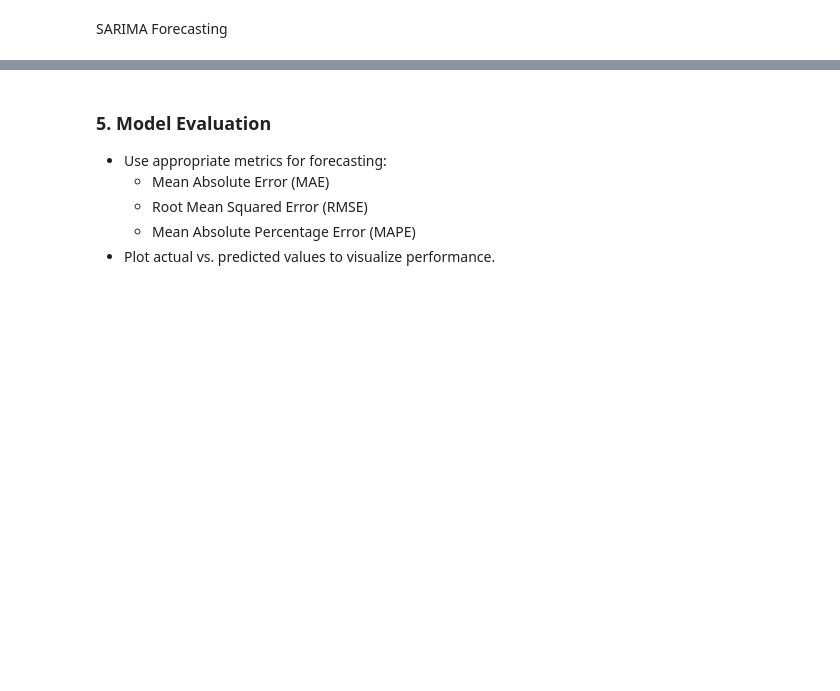
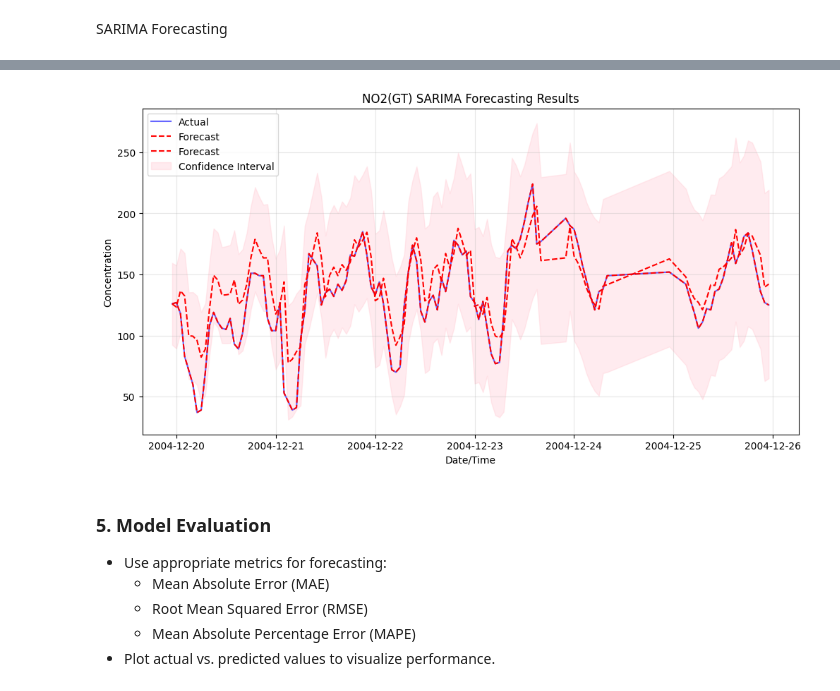
Before and after one commit to avimallik/co_and_no2_time_series_forecasting, a Jupyter notebook: co_and_no2_time_series_forecasting.ipynb, the cells around one changed output, grey strips where cells are left out. Cells and saved outputs as stored; diff of their text form; code cells hidden in the pictures; blank space fills up the shorter version.

```diff
--- a/co_and_no2_time_series_forecasting.ipynb
+++ b/co_and_no2_time_series_forecasting.ipynb
@@ -766,3 +814,11 @@ df_forecast.head(10)
+# %%
+# forecast plot fot NO2
+forecast_plot(y_test_no2,
+              df_forecast_no2,
+              no2_confidence_interval,
+              'NO2(GT)')
+# %% [output]
+[figure, added]
 # %% [markdown]
 ### 5. Model Evaluation
 - Use appropriate metrics for forecasting:
```
Also changed, not shown: parts of 16 cells of this notebook, 2 other files.
